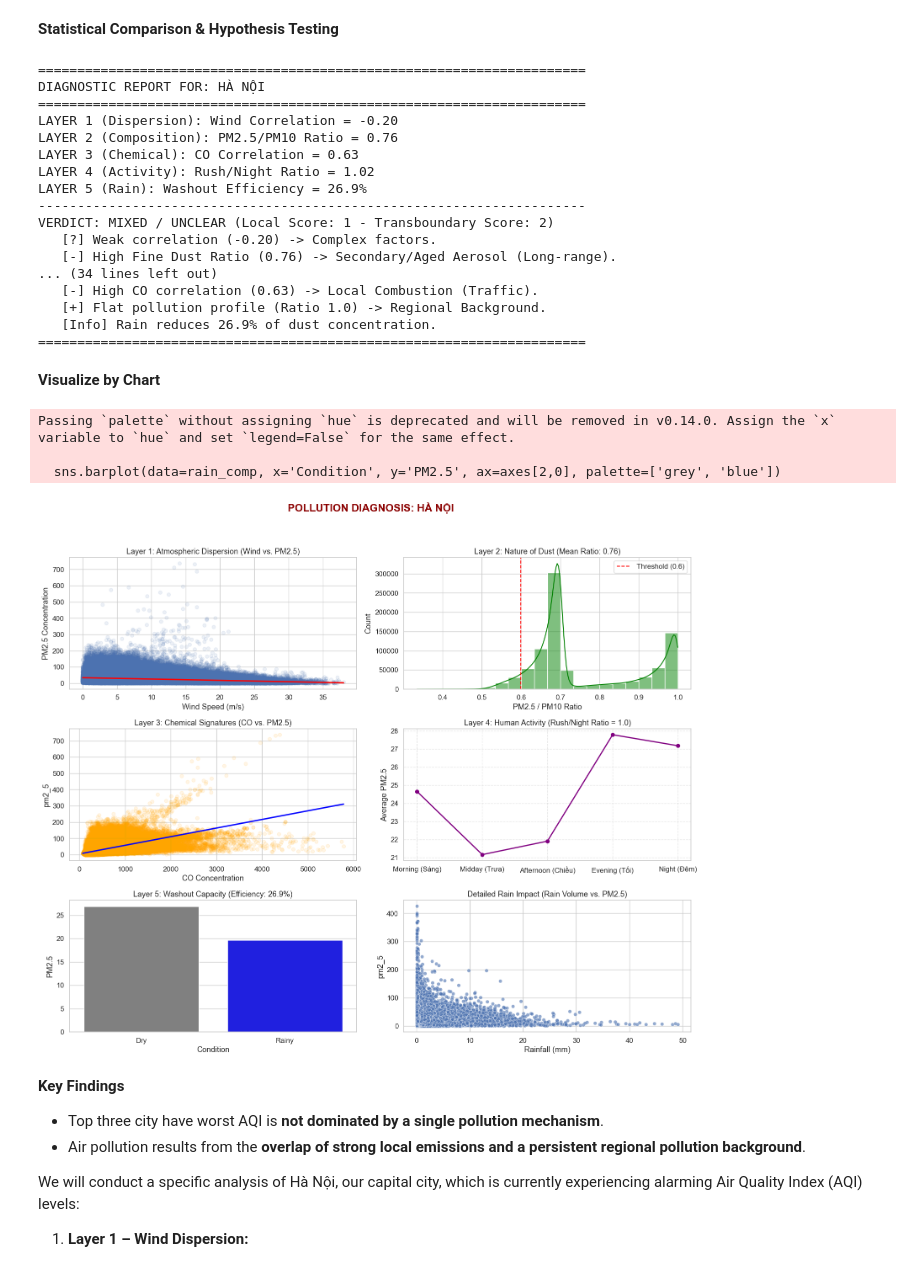
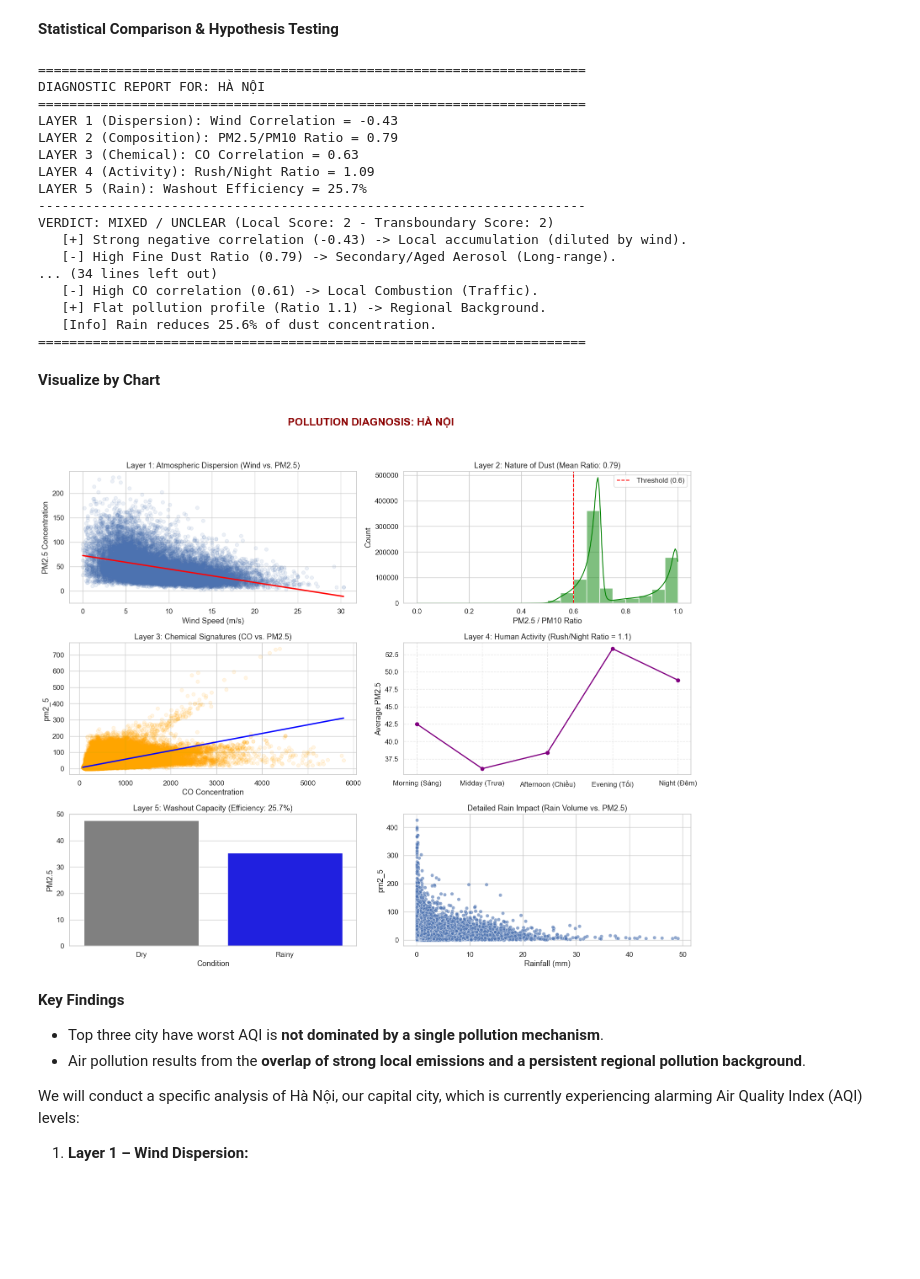
Before and after one commit to TrNguyenMQuan/VietNam_PM2.5_Forecasting, a Jupyter notebook: notebooks/data_exploration.ipynb, the cells around one changed output. Cells and saved outputs as stored; diff of their text form; code cells hidden in the pictures; blank space fills up the shorter version.

Commit message:
docs: update README.md and data_exploration.ipynb

```diff
--- a/notebooks/data_exploration.ipynb
+++ b/notebooks/data_exploration.ipynb
@@ -871,11 +865,5 @@ df_ques = df_processed.copy()
 
 df_ques["timestamp"] = pd.to_datetime(df_ques["timestamp"])
 
-df_ques["hour"] = df_ques["timestamp"].dt.hour
-df_ques["day"] = df_ques["timestamp"].dt.day
-df_ques["month"] = df_ques["timestamp"].dt.month
-df_ques["year"] = df_ques["timestamp"].dt.year
 df_ques["day_of_week"] = df_ques["timestamp"].dt.dayofweek
 df_ques["day_name"] = df_ques["timestamp"].dt.day_name()
-ids_random = np.random.choice(df_ques.index, size=5, replace=False)
-df_ques.loc[ids_random, ["timestamp", "hour", "day", "month", "year", "day_of_week", "day_name"]]
@@ -1348,7 +1329,7 @@ def get_day_part(h):
 df_ques["day_part"] = df_ques["hour"].apply(get_day_part)
 
 # Calculate ratio
-df_ques['pm_ratio'] = df_ques['pm2_5'] / df_ques['pm10']
+df_ques['pm_ratio'] = df_ques['pm2_5'] / (df_ques['pm10'] + 1e-6)
 # %% [markdown]
 **Statistical Comparison & Hypothesis Testing**
 # %%
@@ -1467,26 +1448,26 @@ def analyze_pollution_sources(city_name, data):
 
     return stats
 
-ha_noi = analyze_pollution_sources("Hà Nội", df_ques)
-hung_yen = analyze_pollution_sources("Hưng Yên", df_ques)
-bac_ninh = analyze_pollution_sources("Bắc Ninh", df_ques)
+ha_noi = analyze_pollution_sources("Hà Nội", df_ques[df_ques["city"] == "Hà Nội"])
+hung_yen = analyze_pollution_sources("Hưng Yên", df_ques[df_ques["city"] == "Hưng Yên"])
+bac_ninh = analyze_pollution_sources("Bắc Ninh", df_ques[df_ques["city"] == "Bắc Ninh"])
 # %% [output]
 ======================================================================
 DIAGNOSTIC REPORT FOR: HÀ NỘI
 ======================================================================
-LAYER 1 (Dispersion): Wind Correlation = -0.20
-LAYER 2 (Composition): PM2.5/PM10 Ratio = 0.76
+LAYER 1 (Dispersion): Wind Correlation = -0.43
+LAYER 2 (Composition): PM2.5/PM10 Ratio = 0.79
 LAYER 3 (Chemical): CO Correlation = 0.63
-LAYER 4 (Activity): Rush/Night Ratio = 1.02
-LAYER 5 (Rain): Washout Efficiency = 26.9%
+LAYER 4 (Activity): Rush/Night Ratio = 1.09
+LAYER 5 (Rain): Washout Efficiency = 25.7%
 ----------------------------------------------------------------------
-VERDICT: MIXED / UNCLEAR (Local Score: 1 - Transboundary Score: 2)
-   [?] Weak correlation (-0.20) -> Complex factors.
-   [-] High Fine Dust Ratio (0.76) -> Secondary/Aged Aerosol (Long-range).
+VERDICT: MIXED / UNCLEAR (Local Score: 2 - Transboundary Score: 2)
+   [+] Strong negative correlation (-0.43) -> Local accumulation (diluted by wind).
+   [-] High Fine Dust Ratio (0.79) -> Secondary/Aged Aerosol (Long-range).
 ... (34 lines left out)
-   [-] High CO correlation (0.63) -> Local Combustion (Traffic).
-   [+] Flat pollution profile (Ratio 1.0) -> Regional Background.
-   [Info] Rain reduces 26.9% of dust concentration.
+   [-] High CO correlation (0.61) -> Local Combustion (Traffic).
+   [+] Flat pollution profile (Ratio 1.1) -> Regional Background.
+   [Info] Rain reduces 25.6% of dust concentration.
 ======================================================================
 # %% [markdown]
 **Visualize by Chart**
@@ -1523,38 +1504,35 @@ def plot_pollution_diagnosis(city_name, data, stats):
     sns.regplot(data=data, x='co', y='pm2_5', ax=axes[1,0],
                 scatter_kws={'alpha':0.1, 'color':'orange'}, line_kws={'color':'blue'})
     axes[1,0].set_title('Layer 3: Chemical Signatures (CO vs. PM2.5)')
     axes[1,0].set_xlabel('CO Concentration')
 
     # 4. Human Activity Patterns
     axes[1,1].plot(part_stats.index, part_stats.values, marker='o', linestyle='-', linewidth=2, color='purple')
     axes[1,1].set_title(f'Layer 4: Human Activity (Rush/Night Ratio = {rush_ratio:.1f})')
     axes[1,1].set_ylabel('Average PM2.5')
     axes[1,1].grid(True, linestyle='--', alpha=0.5)
 
     # 5. Rain Washout Comparison
     rain_comp = pd.DataFrame({'Condition': ['Dry', 'Rainy'], 'PM2.5': [pm_dry, pm_rainy]})
-    sns.barplot(data=rain_comp, x='Condition', y='PM2.5', ax=axes[2,0], palette=['grey', 'blue'])
+    sns.barplot(data=rain_comp, x='Condition', y='PM2.5', hue='Condition', ax=axes[2,0], palette=['grey', 'blue'], legend=False)
     axes[2,0].set_title(f'Layer 5: Washout Capacity (Efficiency: {washout_eff:.1f}%)')
 
     # 6. Rain Intensity Detail
     rain_only = data[data['rain'] > 0]
     if not rain_only.empty:
         sns.scatterplot(data=rain_only, x='rain', y='pm2_5', ax=axes[2,1], alpha=0.6)
         axes[2,1].set_title('Detailed Rain Impact (Rain Volume vs. PM2.5)')
         axes[2,1].set_xlabel('Rainfall (mm)')
     else:
         axes[2,1].text(0.5, 0.5, 'No Rain Data Available', ha='center')
 
     plt.tight_layout(rect=[0, 0.03, 1, 0.95])
     plt.show()
 
 # Investigate with Hà Nội
 plot_pollution_diagnosis('Hà Nội', df_ques, ha_noi)
 # %% [output]
-Passing `palette` without assigning `hue` is deprecated and will be removed in v0.14.0. Assign the `x` variable to `hue` and set `legend=False` for the same effect.
-
-  sns.barplot(data=rain_comp, x='Condition', y='PM2.5', ax=axes[2,0], palette=['grey', 'blue'])
-[figure, old version]
+[figure, new version]
 # %% [markdown]
 **Key Findings**
 - Top three city have worst AQI is **not dominated by a single pollution mechanism**.
```
Also changed, not shown: parts of 24 cells of this notebook, 2 other files.
